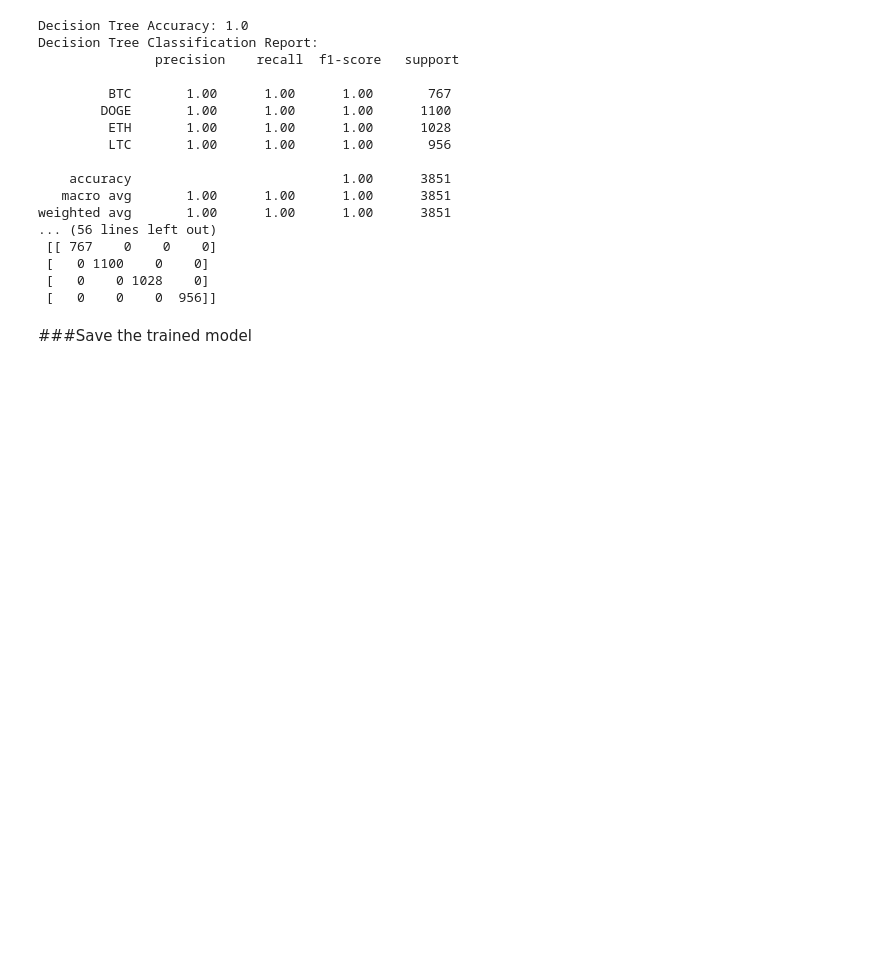
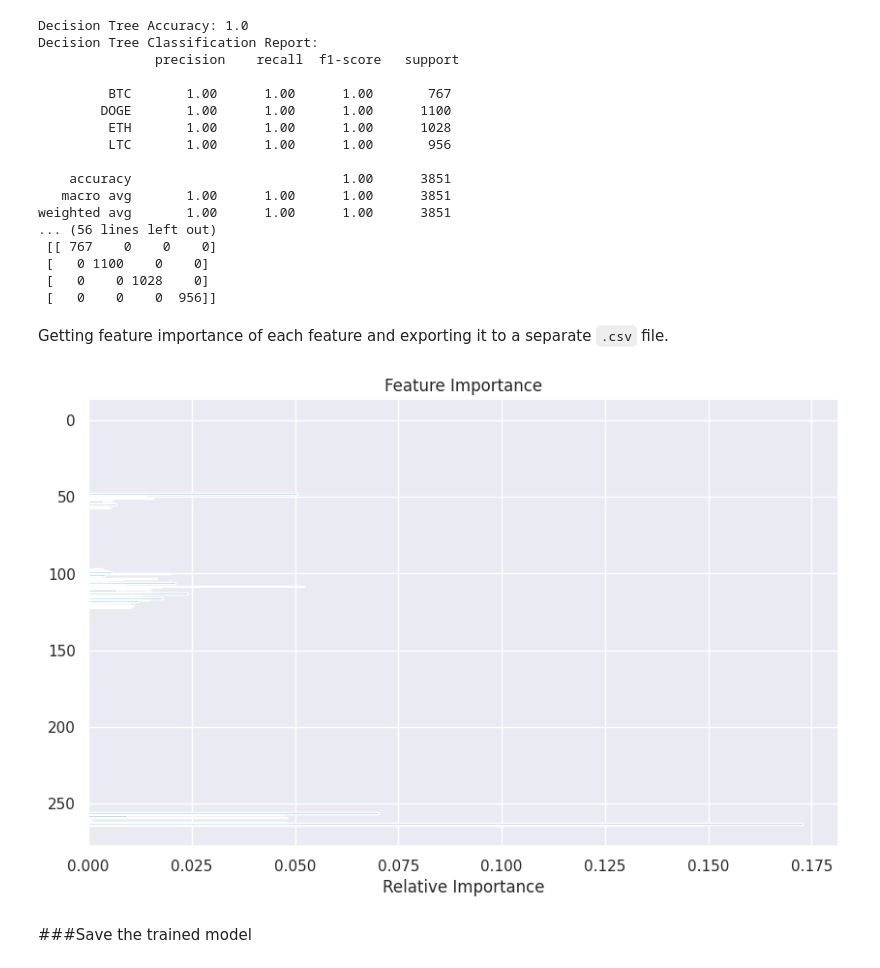
Before and after one commit to StarkTony2056/crypto-address-classifier, a Jupyter notebook: crypto_address_classification.ipynb, the cells around one changed output. Cells and saved outputs as stored; diff of their text form; code cells hidden in the pictures; blank space fills up the shorter version.

````diff
--- a/crypto_address_classification.ipynb
+++ b/crypto_address_classification.ipynb
@@ -450,6 +450,32 @@ weighted avg       1.00      1.00      1.00      3851
  [   0 1100    0    0]
  [   0    0 1028    0]
  [   0    0    0  956]]
+# %% [markdown]
+Getting feature importance of each feature and exporting it to a separate ```.csv``` file.
+# %%
+import matplotlib.pyplot as plt
+
+# Extract Feature Importance
+importances = rf.feature_importances_
+X_df = pd.DataFrame(X)
+feature_names = X_df.columns
+
+# Create a DataFrame for better visualization
+feature_importances = pd.DataFrame({'Feature': feature_names, 'Importance': importances})
+feature_importances = feature_importances.sort_values(by='Importance', ascending=False)
+
+# Plot Feature Importance
+plt.figure(figsize=(10, 6))
+plt.title('Feature Importance')
+plt.barh(feature_importances['Feature'], feature_importances['Importance'], color='skyblue')
+plt.gca().invert_yaxis()  # Highest importance at the top
+plt.xlabel('Relative Importance')
+plt.show()
+
+# Optional: Save the feature importance to a CSV
+feature_importances.to_csv('feature_importances.csv', index=False)
+# %% [output]
+[figure, added]
 # %% [markdown]
 ###Save the trained model
 # %% [markdown]
````
Also changed, not shown: 7 other files.
